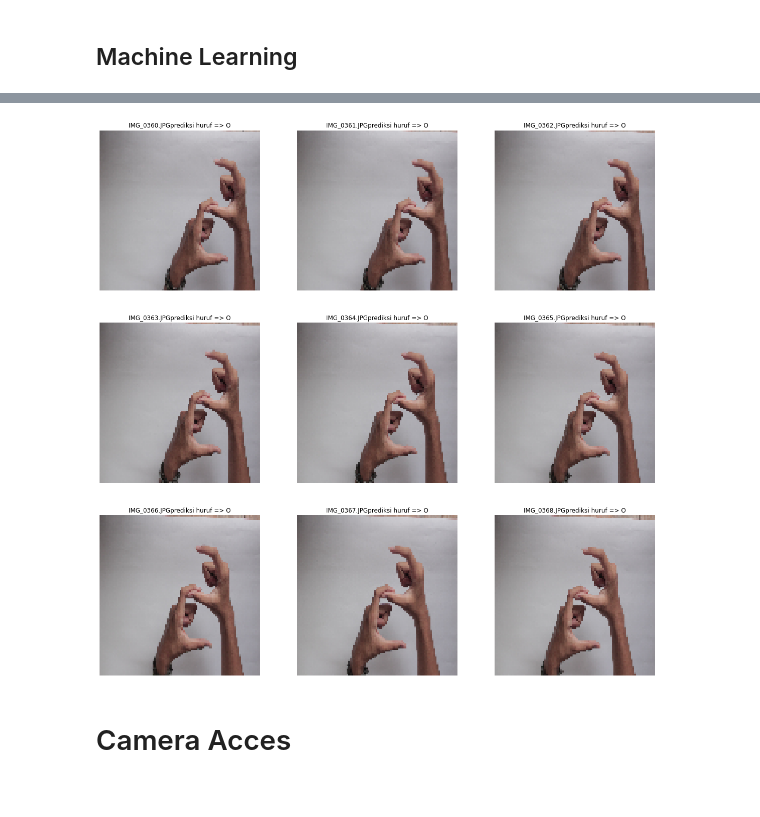
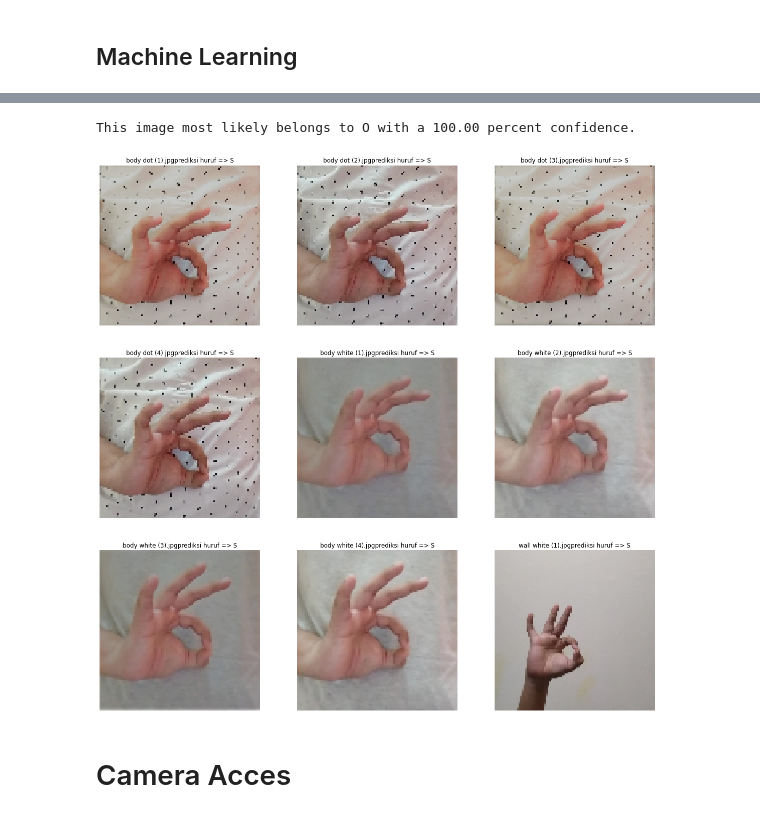
Before and after one commit to arifsoul/DIS-2, a Jupyter notebook: DIS_2.ipynb, the cells around one changed output, grey strips where cells are left out. Cells and saved outputs as stored; diff of their text form; code cells hidden in the pictures.

Commit message:
update train

```diff
--- a/DIS_2.ipynb
+++ b/DIS_2.ipynb
@@ -319,0 +248,4 @@ rlrop = ReduceLROnPlateau(monitor='val_accuracy', mode='max', patience= 3, facto
+# %%
+epochs=100
+batch_size=32
+history = model.fit(X_train, y_train_cat, epochs=epochs, validation_data=(X_val, y_val_cat), batch_size=batch_size, callbacks = [early_stop, rlrop],verbose = 1)
@@ -320,5 +270,5 @@ rlrop = ReduceLROnPlateau(monitor='val_accuracy', mode='max', patience= 3, facto
 # %%
 # Compiling
-model.compile(optimizer='adam',loss = tf.keras.losses.CategoricalCrossentropy(from_logits=True), metrics=['accuracy'])
+# model.compile(optimizer=optimizer,loss = tf.keras.losses.CategoricalCrossentropy(from_logits=False), metrics=['accuracy'])
 # %%
 # Train Model
@@ -347,4 +276,0 @@ Epoch 23: early stopping
-# %%
-# Train Model
-epochs=10
-history = model.fit(X_train, y_train_cat, epochs=epochs, validation_data=(X_val, y_val_cat))
@@ -458,6 +360,25 @@ for i in range(len(X_test[0][:count_img][:count_img])):
     plt.imshow(X_test[i].astype("uint8"))
     plt.title(classes_folder[i])
     plt.axis("off")
+# %%
+dirpath = '/content/drive/MyDrive/Citra BISINDO/S/body dot (1).jpg'
+name_class = ['O','S']
+
+img = tf.keras.utils.load_img(
+    dirpath, target_size=(100, 100)
+)
+img_array = tf.keras.utils.img_to_array(img)
+img_array = tf.expand_dims(img_array, 0) # Create a batch
+
+predictions = model.predict(img_array)
+score = tf.nn.softmax(predictions[0])
+
+print(
+    "This image most likely belongs to {} with a {:.2f} percent confidence."
+    .format(name_class[np.argmax(score)], 100 * np.max(score))
+)
+# %% [output]
+This image most likely belongs to O with a 100.00 percent confidence.
 # %%
 # Test image in folder 'test'
 !find . -name ".DS_Store" -delete
@@ -465,7 +386,7 @@ for i in range(len(X_test[0][:count_img][:count_img])):
 from keras.preprocessing import image
 import numpy as np
 import os
-directory = '/content/drive/MyDrive/Dataset BISINDO/datatrain/S/'
+directory = '/content/drive/MyDrive/Citra BISINDO/O'
 name_class = ['O','S']
 image_name = []
 images = []
@@ -475,34 +396,34 @@ list_file = sorted(os.listdir(directory))
 
 for img in list_file[:count_img]:
     image_name.append(img)
     img = os.path.join(directory, img)
     img = image.load_img(img, target_size=size_img)
     img_np = image.img_to_array(img)
     img = np.expand_dims(img_np, axis=0)
     images.append(img)
     collect_img.append(img_np)
 
 images = np.vstack(images)
 classes = model.predict(images)
 
 plt.figure(figsize=(20, 20))
 for i in range(len(list_file[:count_img][:count_img])):
     idX_class = int(classes[i][0])
     ax = plt.subplot(3, 3, i + 1)
 
     if idX_class == 1:
       # print(i+1, image_name[i],'    ', name_class[1])
       plt.imshow(collect_img[i].astype("uint8"))
       plt.title(image_name[i]+'prediksi huruf => '+name_class[1])
       plt.axis("off")
 
     else:
       # print(i+1, image_name[i],'    ', name_class[0])
       plt.imshow(collect_img[i].astype("uint8"))
       plt.title(image_name[i]+'prediksi huruf => '+name_class[0])
       plt.axis("off")
 # %% [output]
-[figure, old version]
+[figure, new version]
 # %% [markdown]
 # Camera Acces
 # %%
```
Also changed, not shown: parts of 17 cells of this notebook.
